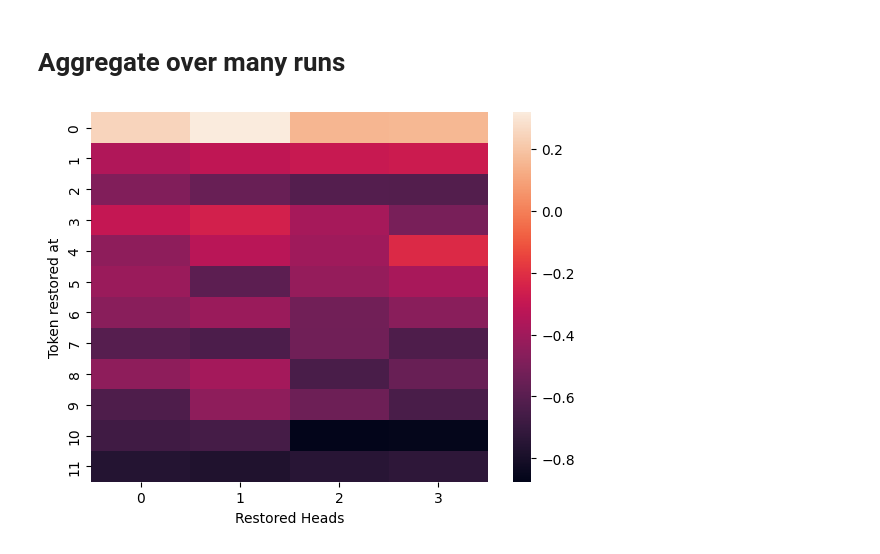
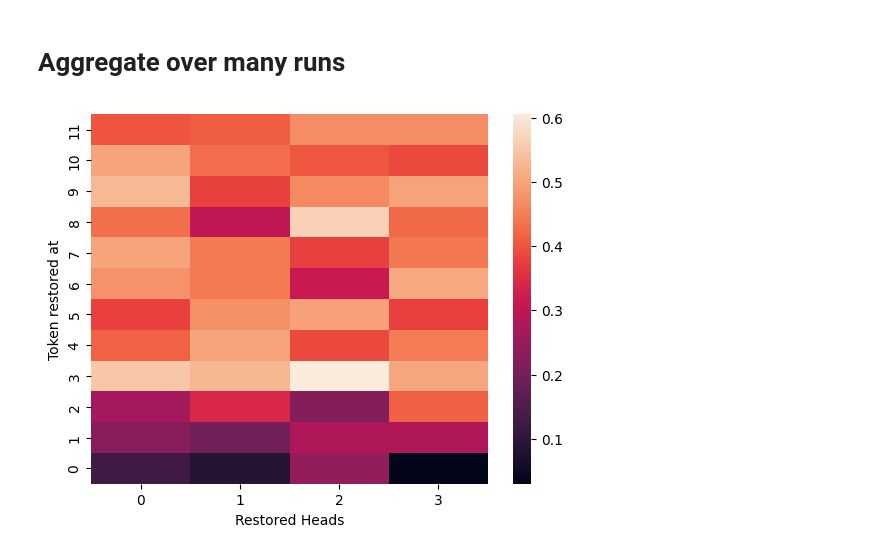
Before and after one commit to KrashKart/asr, a Jupyter notebook: code/whisper_causal_analysis.ipynb, the cells around one changed output. Saved outputs shown, nothing was run; the diff lists cells and outputs as text; code cells hidden in the pictures.

```diff
--- a/code/whisper_causal_analysis.ipynb
+++ b/code/whisper_causal_analysis.ipynb
@@ -115,20 +117,20 @@ dd
 # %% [markdown]
 # Restore Layer
 # %%
-results = []
-temp_holder = []
-try:
-    for token in tqdm.tqdm(range(len(activations[0])), desc="Tokens", leave=True):
-        blocks = []
-        for block in range(4):
-            correction_hook = causal.register_at_decoder_block(corrupted_model, causal.correction_hook, block, temp_holder, block, token, activations)
-            _, _, eos_prob = infer_with_probs(wave, corrupted_model, processor)
-            correction_hook.remove()
-            blocks.append(eos_prob[1])
-        results.append(torch.stack(blocks))
-except Exception as e:
-    correction_hook.remove()
-    traceback.print_exc()
-finally:
-    temp_holder.clear()
-    del temp_holder
+# results = []
+# temp_holder = []
+# try:
+#     for token in tqdm.tqdm(range(len(activations[0])), desc="Tokens", leave=True):
+#         blocks = []
+#         for block in range(4):
+#             correction_hook = causal.register_at_decoder_block(corrupted_model, causal.correction_hook, block, temp_holder, block, token, activations)
+#             _, _, eos_prob = infer_with_probs(wave, corrupted_model, processor)
+#             correction_hook.remove()
+#             blocks.append(eos_prob[1])
+#         results.append(torch.stack(blocks))
+# except Exception as e:
+#     correction_hook.remove()
+#     traceback.print_exc()
+# finally:
+#     temp_holder.clear()
+#     del temp_holder
@@ -185,7 +170,7 @@ try:
 
         # corrupt model and find corrupt probs
         pbar.set_postfix_str("Corrupted run")
-        embed_hook = causal.register_embedding_hook(corrupted_model, causal.corrupt_embed_hook, hooks, alpha=3)
+        embed_hook = causal.register_decoder_embedding_hook(corrupted_model, causal.corrupt_embed_hook, hooks, alpha=3)
         _, _, corrupt_probs = infer_with_probs(wave, corrupted_model, processor)
         corrupt_probs = corrupt_probs.unsqueeze(1).repeat(1, 4)
         corrupt_probs = torch.nn.functional.pad(corrupt_probs, (0, 0, 0, clean_probs.size(0) - corrupt_probs.size(0)), value=1.0)
@@ -213,11 +198,12 @@ except Exception as e:
 finally:
     temp_holder.clear()
 # %%
-# IE = P(eot | corrupted with correction) - P(eot | corrupted)
+# IE = P(eot | correction) - P(eot | corrupted)
 
-ax = sns.heatmap(indirect_effect / 10)
+ax = sns.heatmap(torch.abs(indirect_effect / 10))
 ax.set_xlabel("Restored Heads")
 ax.set_ylabel("Token restored at")
+ax.invert_yaxis()
 plt.show()
 # %% [output]
-[figure, old version]
+[figure, new version]
```
Also changed, not shown: parts of 17 cells of this notebook, 8 other files.
